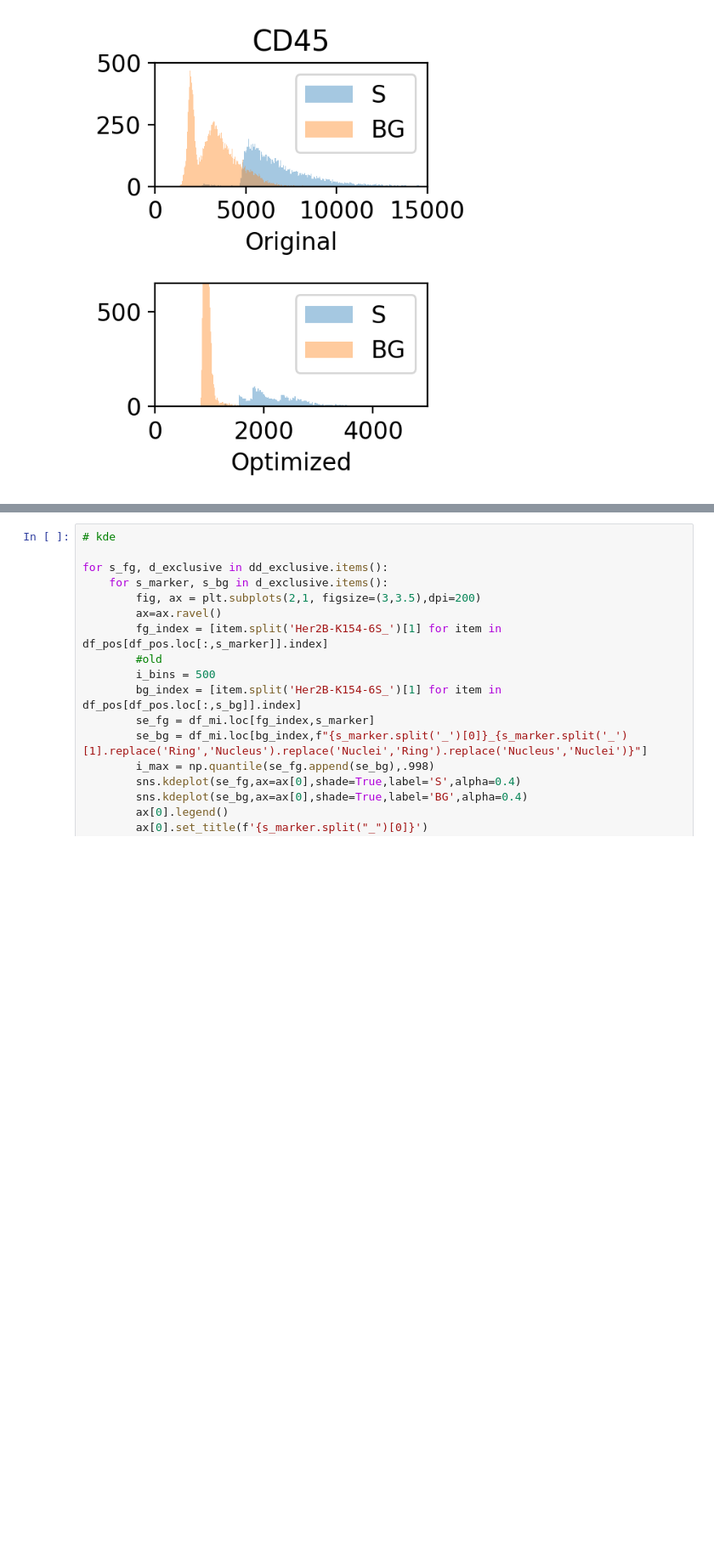
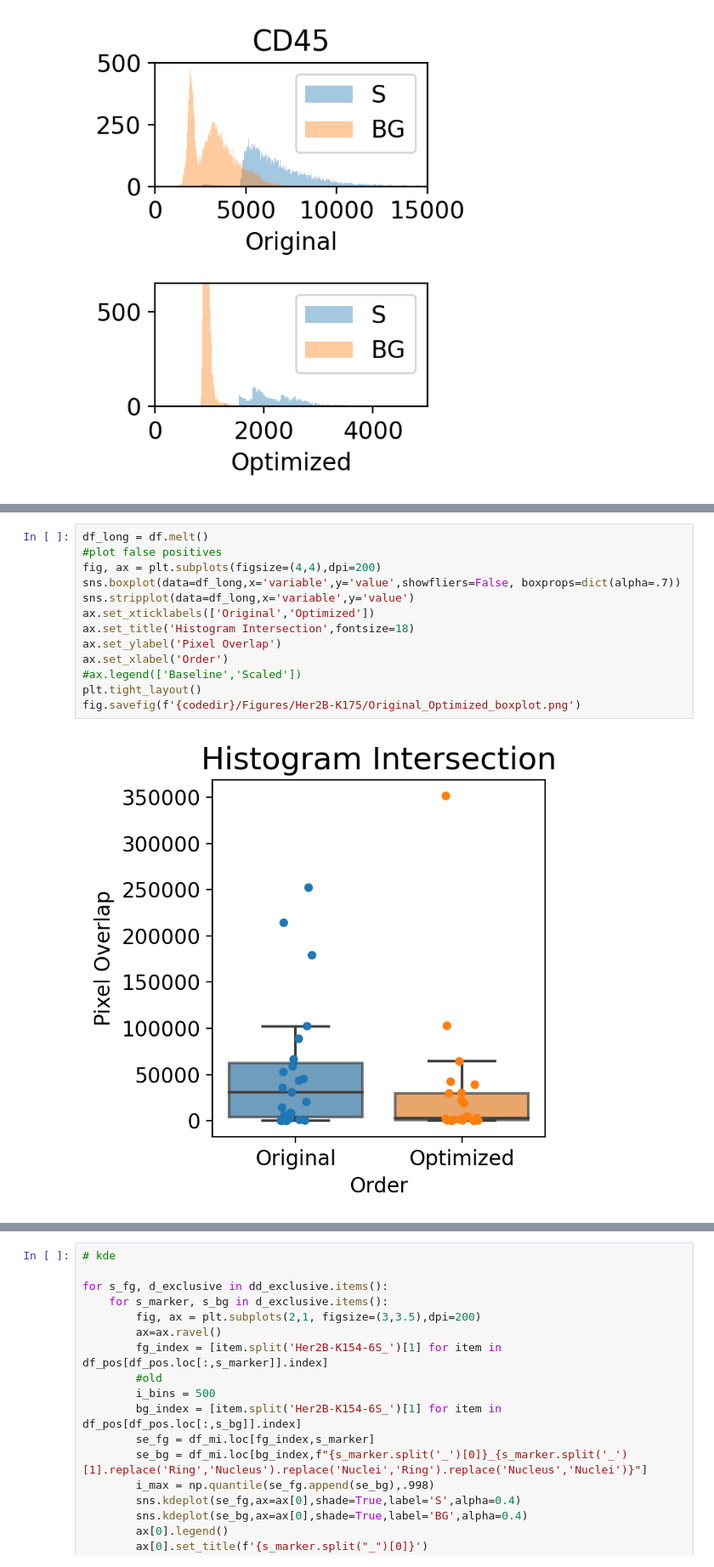
Before and after one commit to engjen/cycIF_Validation, a Jupyter notebook: Fig2_OrderOptimization_K154vsK175_analysis.ipynb, the cells around one changed output, grey strips where cells are left out. Shown: that part at 85% size. Cells and saved outputs as stored; diff of their text form; blank space fills up the shorter version.

Commit message:
order optimization notebooks

```diff
--- a/Fig2_OrderOptimization_K154vsK175_analysis.ipynb
+++ b/Fig2_OrderOptimization_K154vsK175_analysis.ipynb
@@ -353,0 +450,15 @@ for s_fg, d_exclusive in dd_exclusive.items():
+# %%
+df_long = df.melt()
+#plot false positives
+fig, ax = plt.subplots(figsize=(4,4),dpi=200)
+sns.boxplot(data=df_long,x='variable',y='value',showfliers=False, boxprops=dict(alpha=.7))
+sns.stripplot(data=df_long,x='variable',y='value')
+ax.set_xticklabels(['Original','Optimized'])
+ax.set_title('Histogram Intersection',fontsize=18)
+ax.set_ylabel('Pixel Overlap')
+ax.set_xlabel('Order')
+#ax.legend(['Baseline','Scaled'])
+plt.tight_layout()
+fig.savefig(f'{codedir}/Figures/Her2B-K175/Original_Optimized_boxplot.png')
+# %% [output]
+[figure, added]
```
Also changed, not shown: parts of 16 cells of this notebook, 2 other files.
